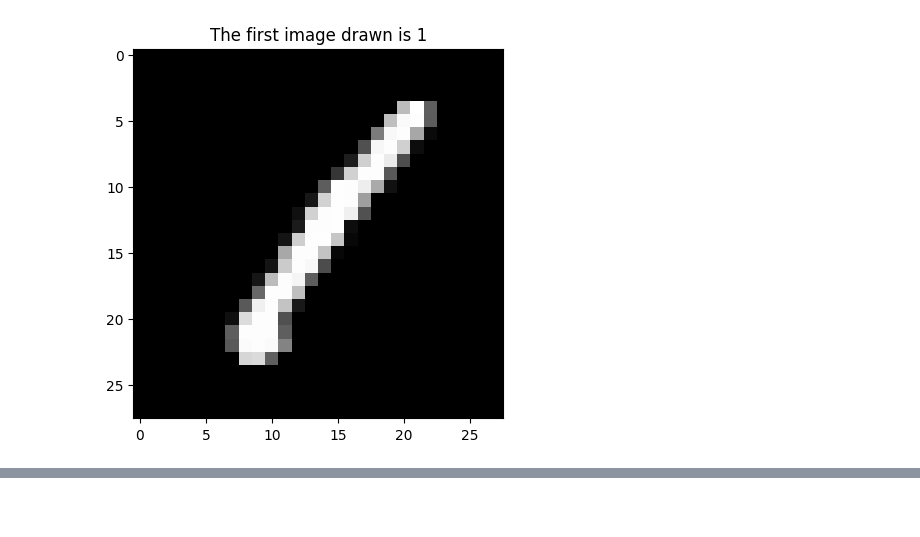
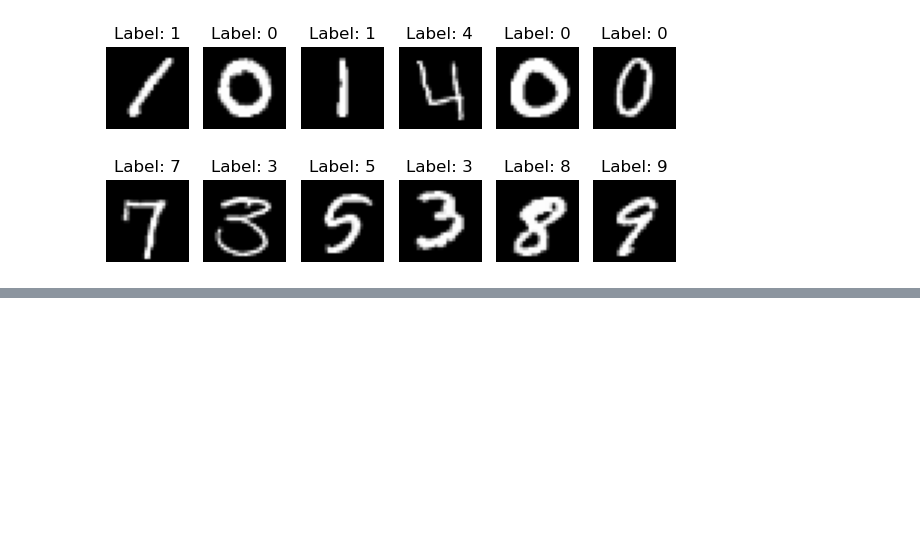
Before and after one commit to JulienRoussillon/Digit-Recognition, a Jupyter notebook: Digit-Recognizer.ipynb, the cells around one changed output, grey strips where cells are left out. Cells and saved outputs as stored; diff of their text form; code cells hidden in the pictures; blank space fills up the shorter version.

```diff
--- a/Digit-Recognizer.ipynb
+++ b/Digit-Recognizer.ipynb
@@ -1,6 +13,11 @@
 # %%
 import os
-for dirname, _, filenames in os.walk('/kaggle/input'):
-    for filename in filenames:
-        print(os.path.join(dirname, filename))
+import pandas as pd
+
+train_data = pd.read_csv(os.path.join("/Users/julien/digit-recognizer", "train.csv"))
+test_data = pd.read_csv(os.path.join("/Users/julien/digit-recognizer", "test.csv"))
+
+print(train_data.shape)
+print(train_data.head())
+print(test_data.shape)
 # %% [output]
@@ -17,11 +48,3 @@ import torch
 import torch.nn as nn
 import torch.optim as optim
 import torch.nn.functional as F
-# %%
-train_data = pd.read_csv('/kaggle/input/digit-recognizer/train.csv')
-test_data = pd.read_csv('/kaggle/input/digit-recognizer/test.csv')
-
-train_data.info()
-
-train_data.shape[0]
-#there is one image for each row, so there are 42000 images in the train dataset
@@ -35,13 +51,17 @@ memory usage: 251.5 MB
 # %%
-# Select the first image (excluding the label column)
-sample_image = train_data.iloc[0, 1:].values
-# Take all columns and reshape to 28x28 matrix
-sample_image = sample_image.reshape(28, 28)
+import matplotlib.pyplot as plt
 
-# Plot the image by mapping each pixel value to a corresponding color on a grayscale.
-# Lower value = darker color.
-plt.imshow(sample_image, cmap='gray')
-plt.title(f"The first image drawn is {train_data.iloc[0, 0]}")
+# Set up a grid of 2 rows x 6 columns
+fig, axes = plt.subplots(2, 6, figsize=(6, 3))
+
+# Loop through the first 10 images
+for i, ax in enumerate(axes.flat):
+    sample_image = train_data.iloc[i, 1:].values.reshape(28, 28)  # Reshape the pixels to 28x28
+    ax.imshow(sample_image, cmap='gray')  # Plot the image by mapping each pixel value to a corresponding color on a grayscale.
+    ax.set_title(f"Label: {train_data.iloc[i, 0]}")
+    ax.axis("off")
+
+plt.tight_layout()
 plt.show()
 # %% [output]
-[figure, old version]
+[figure, new version]
```
Also changed, not shown: parts of 14 cells of this notebook.
